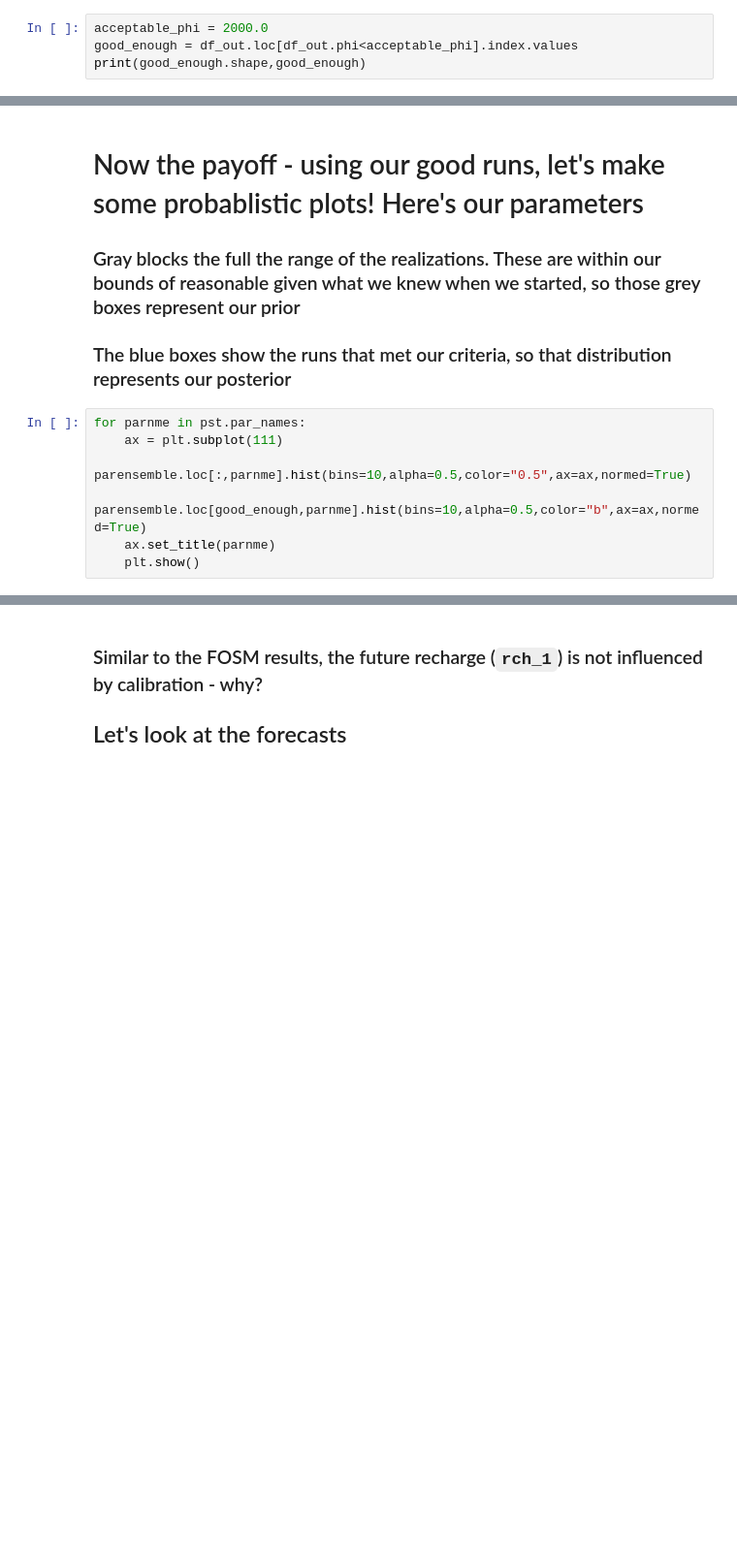
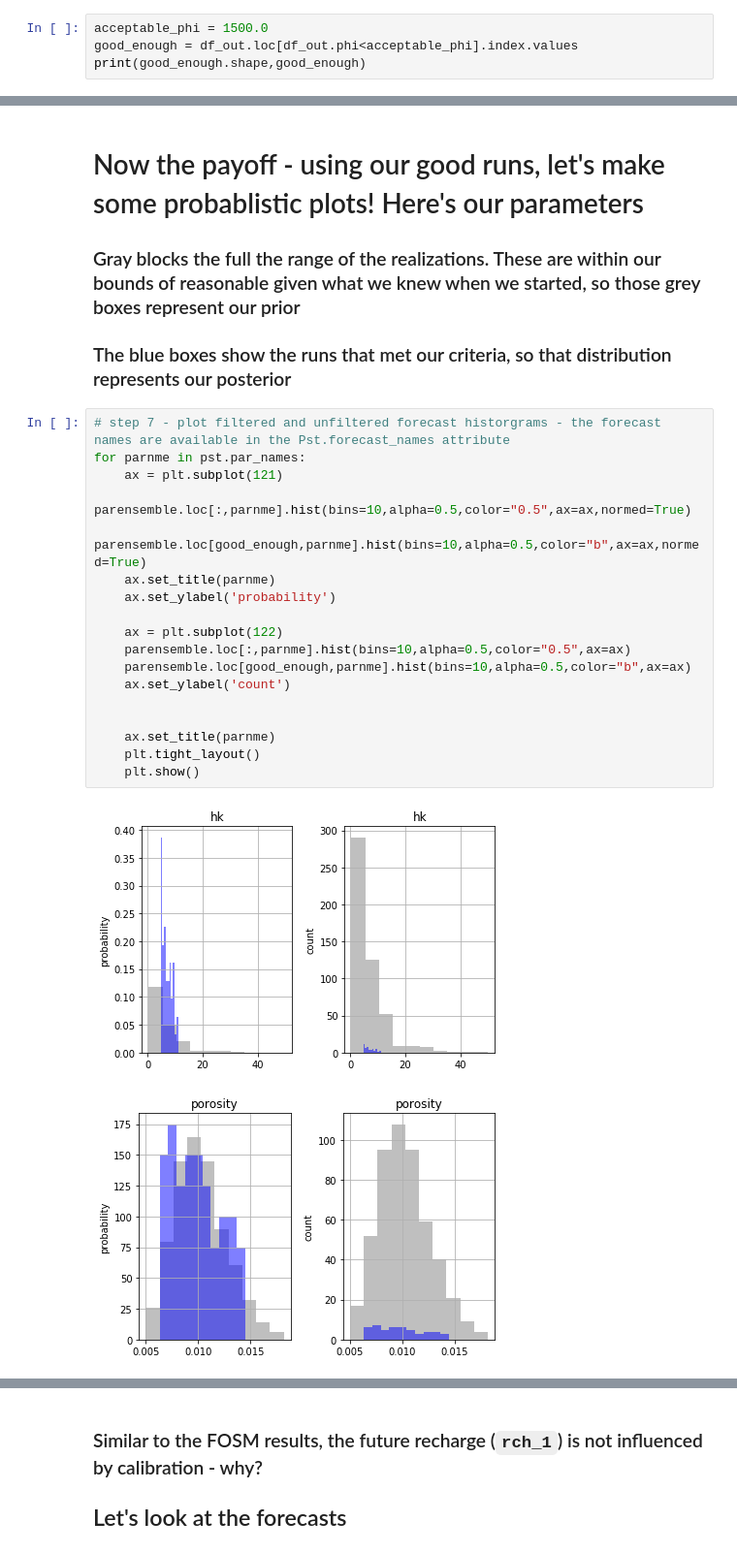
Before and after one commit to mnfienen/GW1876, a Jupyter notebook: activities/freyberg_k_and_r_mc/freyberg_k_and_r_mc.ipynb, the cells around one changed output, grey strips where cells are left out. Shown at 97% size. Cells and saved outputs as stored; diff of their text form; blank space fills up the shorter version.

```diff
--- a/activities/freyberg_k_and_r_mc/freyberg_k_and_r_mc.ipynb
+++ b/activities/freyberg_k_and_r_mc/freyberg_k_and_r_mc.ipynb
@@ -171,4 +255,4 @@ df_out.phi.hist(bins=100)
 # %%
-acceptable_phi = 2000.0
+acceptable_phi = 1500.0
 good_enough = df_out.loc[df_out.phi<acceptable_phi].index.values
 print(good_enough.shape,good_enough)
@@ -193,9 +286,23 @@ ax.scatter(parensemble.hk,parensemble.rch_0)
 
 ### The blue boxes show the runs that met our criteria, so that distribution represents our posterior
 # %%
+# step 7 - plot filtered and unfiltered forecast historgrams - the forecast names are available in the Pst.forecast_names attribute
 for parnme in pst.par_names:
-    ax = plt.subplot(111)
+    ax = plt.subplot(121)
     parensemble.loc[:,parnme].hist(bins=10,alpha=0.5,color="0.5",ax=ax,normed=True)
     parensemble.loc[good_enough,parnme].hist(bins=10,alpha=0.5,color="b",ax=ax,normed=True)
     ax.set_title(parnme)
+    ax.set_ylabel('probability')
+
+    ax = plt.subplot(122)
+    parensemble.loc[:,parnme].hist(bins=10,alpha=0.5,color="0.5",ax=ax)
+    parensemble.loc[good_enough,parnme].hist(bins=10,alpha=0.5,color="b",ax=ax)
+    ax.set_ylabel('count')
+
+
+    ax.set_title(parnme)
+    plt.tight_layout()
     plt.show()
+# %% [output]
+[figure, added]
+[figure, added]
```
Also changed, not shown: parts of 21 cells of this notebook, 1 other file.
